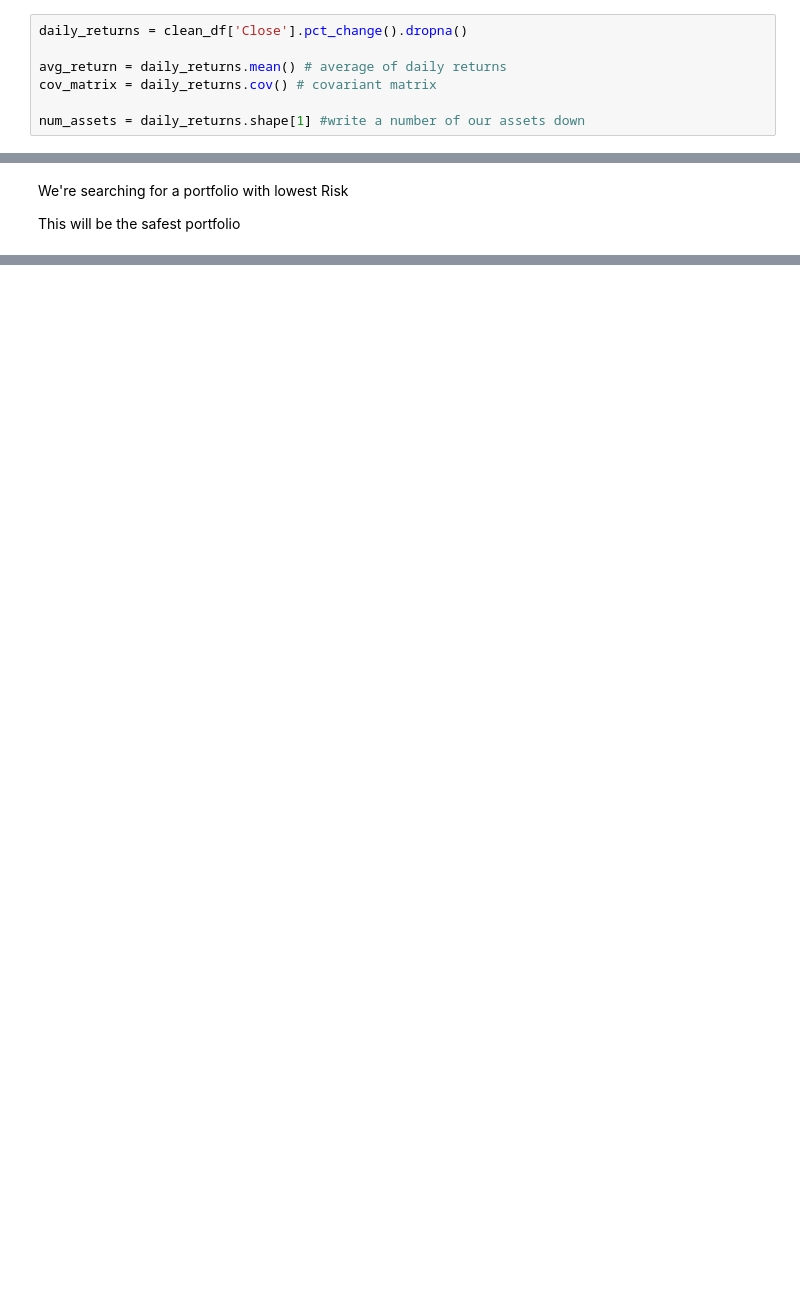
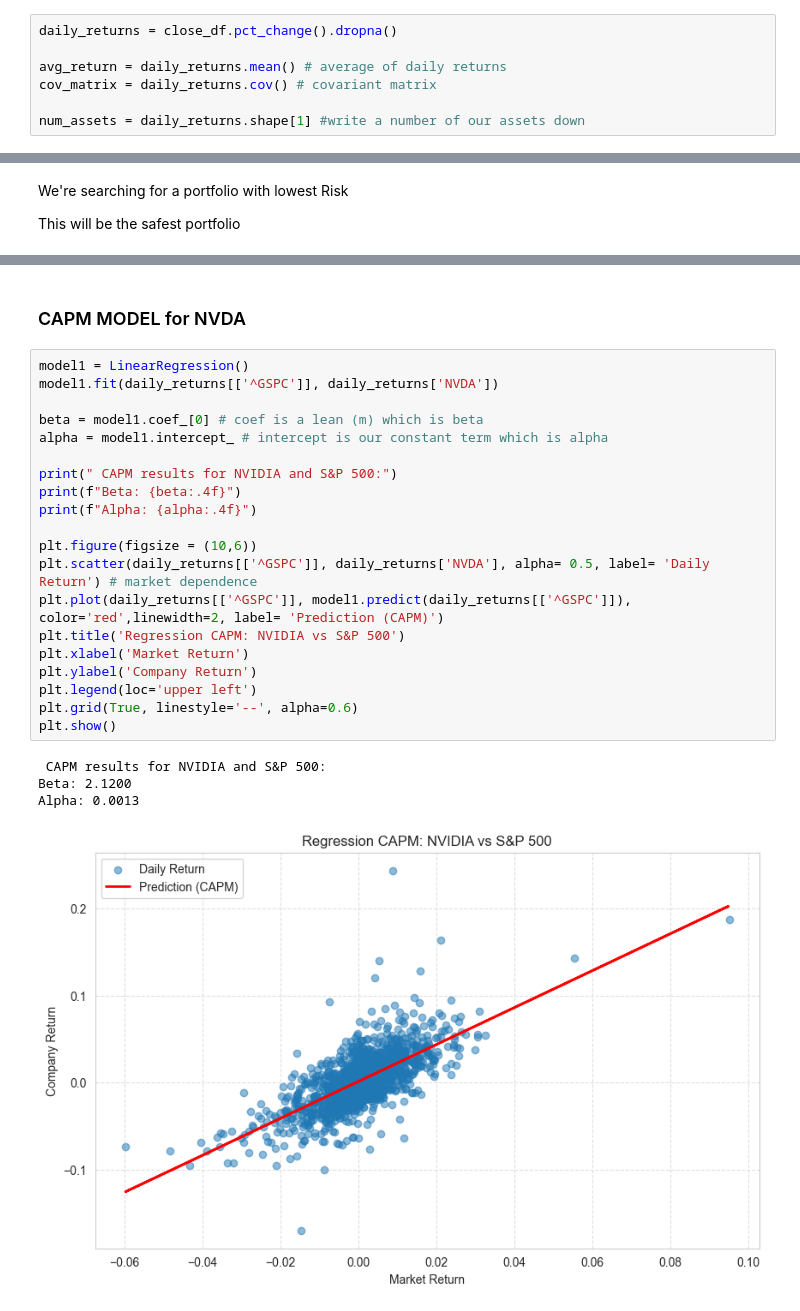
Before and after one commit to WObszan/Investment-Wallet, a Jupyter notebook: investment_wallet_project.ipynb, the cells around one changed output, grey strips where cells are left out. Drawn from its saved outputs; the diff is of its cells as text; blank space fills up the shorter version.

```diff
--- a/investment_wallet_project.ipynb
+++ b/investment_wallet_project.ipynb
@@ -140,7 +145,7 @@ Text(0.5, 1.0, 'Daily correlation matrix')
 # %% [markdown]
 ## Portfolio Modeling
 # %%
-daily_returns = clean_df['Close'].pct_change().dropna()
+daily_returns = close_df.pct_change().dropna()
 
 avg_return = daily_returns.mean() # average of daily returns
 cov_matrix = daily_returns.cov() # covariant matrix
@@ -268,0 +300,27 @@ Assets with weights: [('^GSPC', 0.15357847128379848), ('GOOGL', 0.26851285841374
+# %% [markdown]
+### CAPM MODEL for NVDA
+# %%
+model1 = LinearRegression()
+model1.fit(daily_returns[['^GSPC']], daily_returns['NVDA'])
+
+beta = model1.coef_[0] # coef is a lean (m) which is beta
+alpha = model1.intercept_ # intercept is our constant term which is alpha
+
+print(" CAPM results for NVIDIA and S&P 500:")
+print(f"Beta: {beta:.4f}")
+print(f"Alpha: {alpha:.4f}")
+
+plt.figure(figsize = (10,6))
+plt.scatter(daily_returns[['^GSPC']], daily_returns['NVDA'], alpha= 0.5, label= 'Daily Return') # market dependence
+plt.plot(daily_returns[['^GSPC']], model1.predict(daily_returns[['^GSPC']]), color='red',linewidth=2, label= 'Prediction (CAPM)')
+plt.title('Regression CAPM: NVIDIA vs S&P 500')
+plt.xlabel('Market Return')
+plt.ylabel('Company Return')
+plt.legend(loc='upper left')
+plt.grid(True, linestyle='--', alpha=0.6)
+plt.show()
+# %% [output]
+ CAPM results for NVIDIA and S&P 500:
+Beta: 2.1200
+Alpha: 0.0013
+[figure, added]
```
Also changed, not shown: parts of 28 cells of this notebook.
